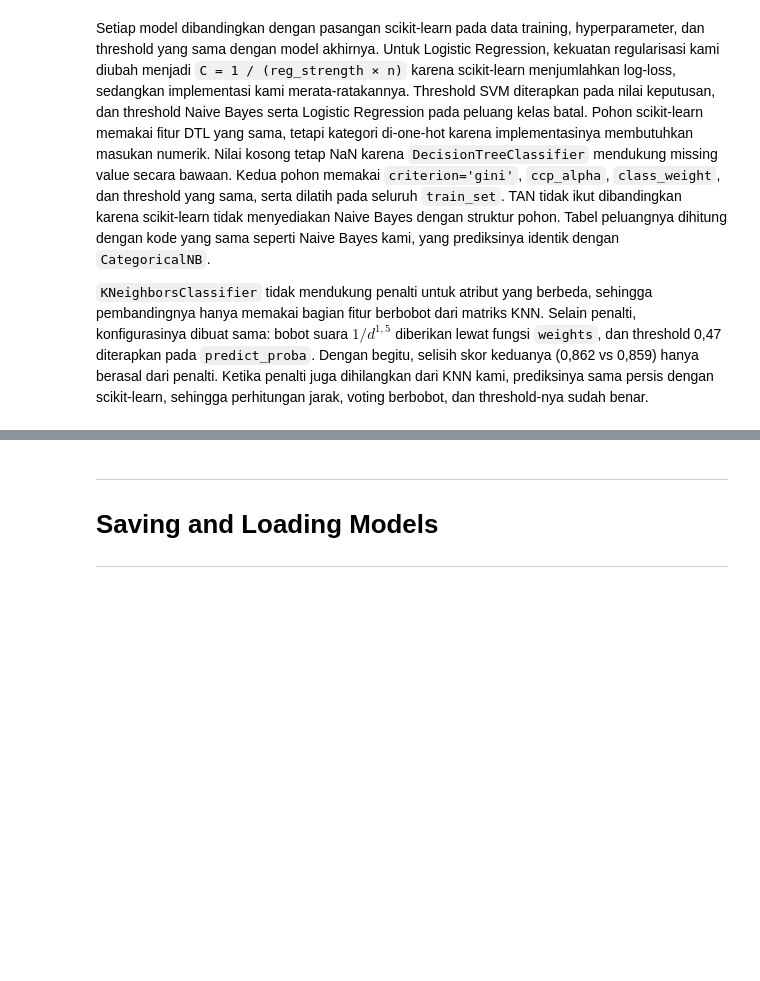
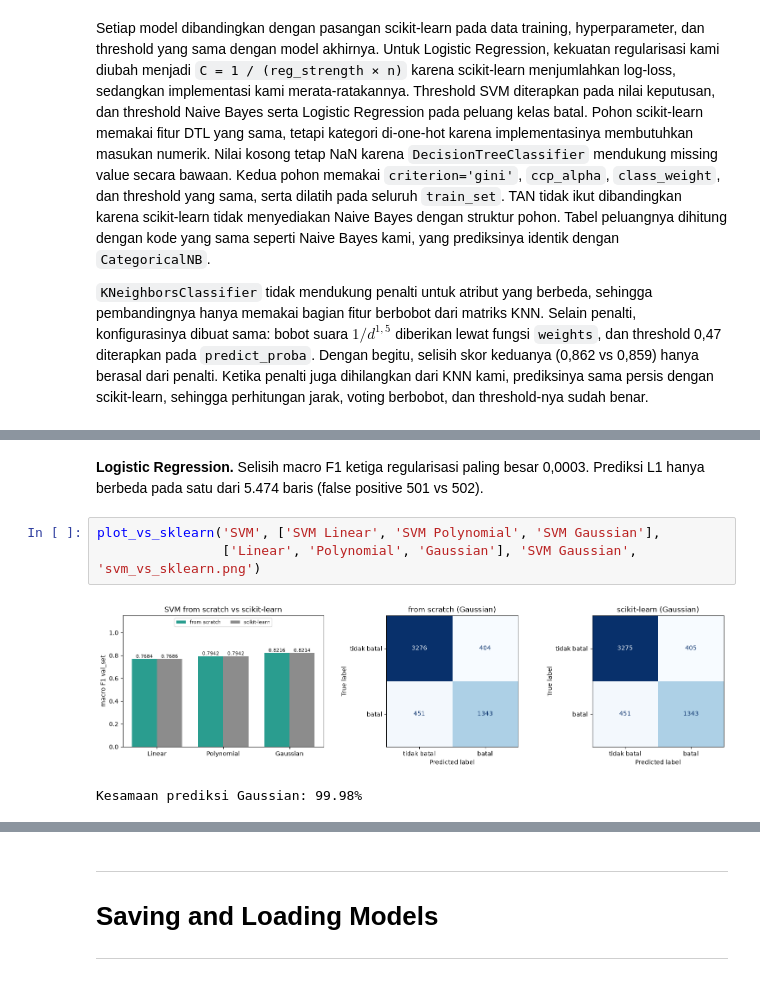
Before and after one commit to Alvacodee/IF3170_G13_brownbear, a Jupyter notebook: src/IF3170_G13_brownbear.ipynb, the cells around one changed output, grey strips where cells are left out. Saved outputs shown, nothing was run; the diff lists cells and outputs as text; blank space fills up the shorter version.

```diff
--- a/src/IF3170_G13_brownbear.ipynb
+++ b/src/IF3170_G13_brownbear.ipynb
@@ -1811,0 +1865,8 @@ Setiap model dibandingkan dengan pasangan scikit-learn pada data training, hyper
+# %% [markdown]
+**Logistic Regression.** Selisih macro F1 ketiga regularisasi paling besar 0,0003. Prediksi L1 hanya berbeda pada satu dari 5.474 baris (false positive 501 vs 502).
+# %%
+plot_vs_sklearn('SVM', ['SVM Linear', 'SVM Polynomial', 'SVM Gaussian'],
+                ['Linear', 'Polynomial', 'Gaussian'], 'SVM Gaussian', 'svm_vs_sklearn.png')
+# %% [output]
+[figure, added]
+Kesamaan prediksi Gaussian: 99.98%
```
Also changed, not shown: parts of 23 cells of this notebook, 11 other files.
